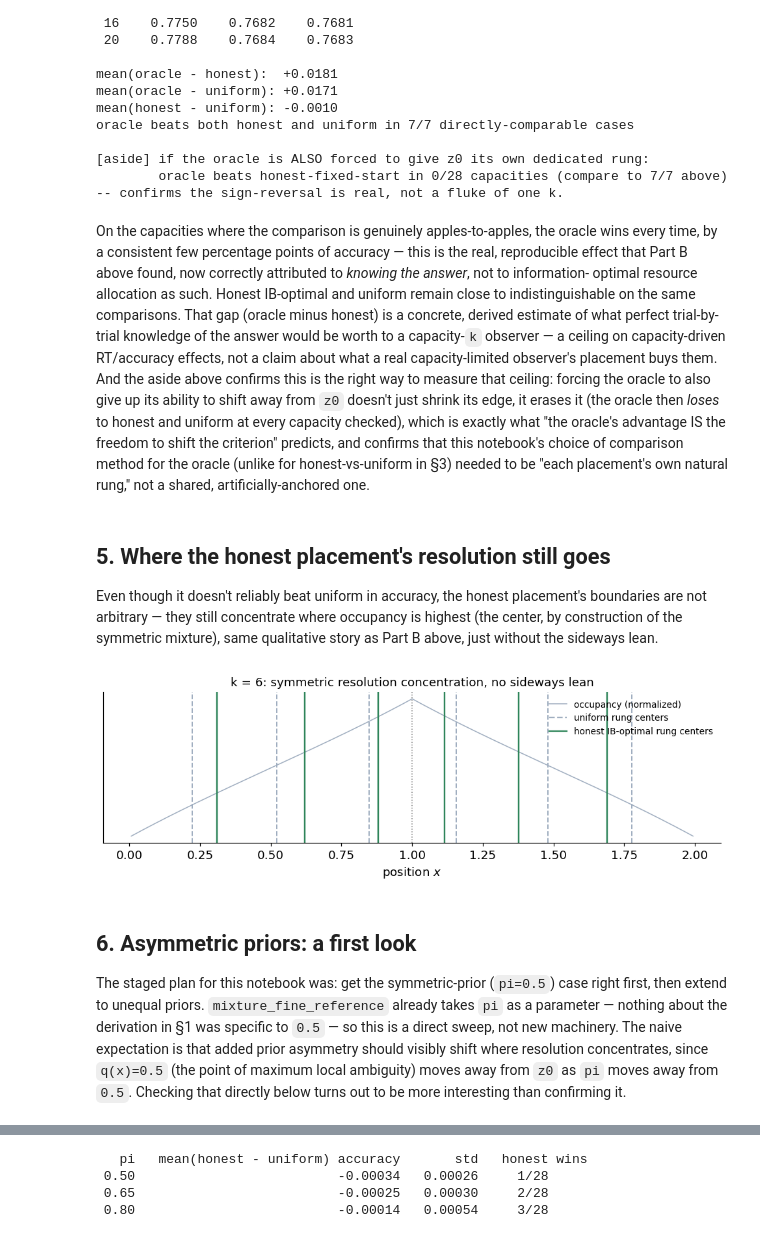
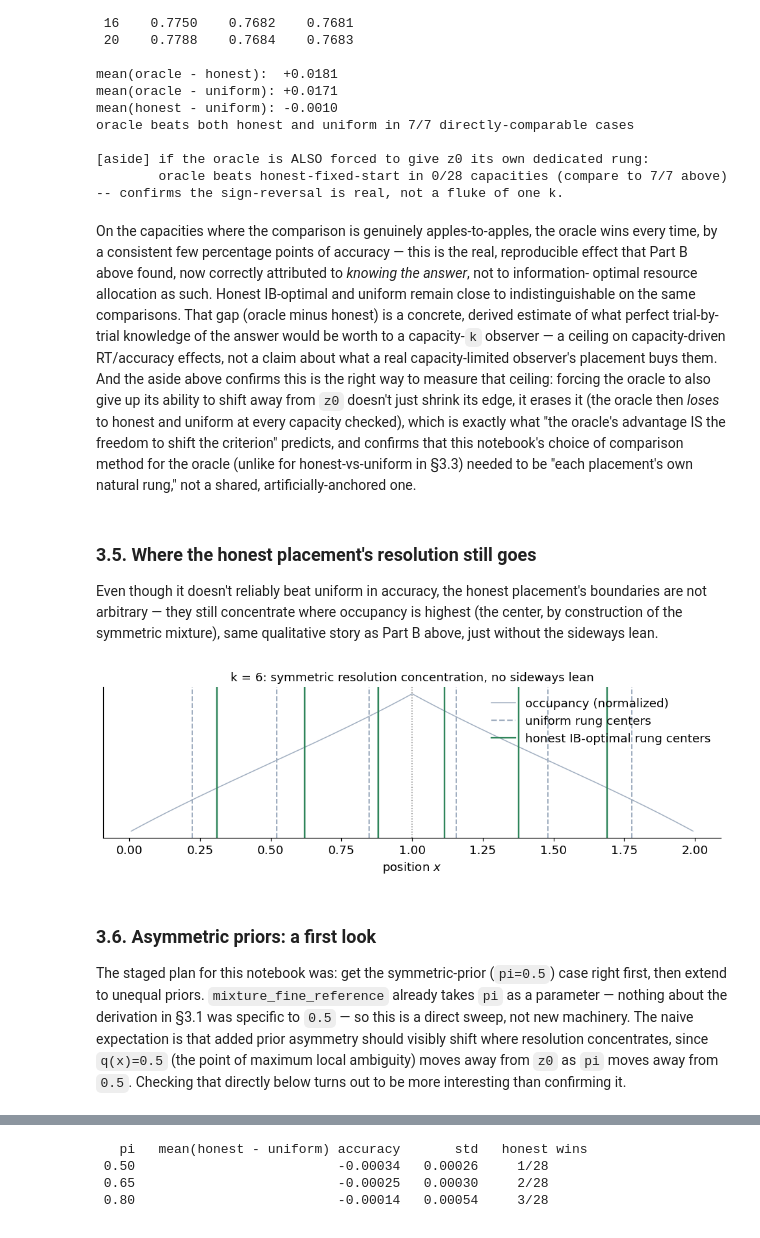
Before and after one commit to TheGoldLab/playpen_IB_DDM, a Jupyter notebook: notebooks/03_ddm.ipynb, the cells around one changed output, grey strips where cells are left out. Drawn from its saved outputs; the diff is of its cells as text; code cells hidden in the pictures.

```diff
--- a/notebooks/03_ddm.ipynb
+++ b/notebooks/03_ddm.ipynb
@@ -1120,11 +1052,11 @@ edge, it erases it (the oracle then *loses* to honest and uniform at every
 capacity checked), which is exactly what "the oracle's advantage IS the
 freedom to shift the criterion" predicts, and confirms that this notebook's
 choice of comparison method for the oracle (unlike for honest-vs-uniform in
-§3) needed to be "each placement's own natural rung," not a shared,
+§3.3) needed to be "each placement's own natural rung," not a shared,
 artificially-anchored one.
 # %% [markdown]
 
-## 5. Where the honest placement's resolution still goes
+### 3.5. Where the honest placement's resolution still goes
 
 Even though it doesn't reliably beat uniform in accuracy, the honest
 placement's boundaries are not arbitrary — they still concentrate where
@@ -1134,30 +1066,30 @@ sideways lean.
 # %%
 
 r6 = ib_optimal_chain_unknown_drift(k0, 6, v0, s, a, z_frac, pi=0.5)
 
 fig, ax = plt.subplots(figsize=(9, 3.2))
 ax.plot(fr["x"], fr["w"] / fr["w"].max(), color="#a0aec0", lw=1, label="occupancy (normalized)")
 for xb in r6["x_nodes_unif"][1:-1]:
     ax.axvline(xb, color="#a0aec0", ls="--", lw=1.3)
 for xb in r6["x_nodes_opt"][1:-1]:
     ax.axvline(xb, color="#2f855a", ls="-", lw=1.6)
 ax.axvline(fr["z0_pos"], color="gray", ls=":", lw=1)
 ax.plot([], [], color="#a0aec0", ls="--", label="uniform rung centers")
 ax.plot([], [], color="#2f855a", ls="-", label="honest IB-optimal rung centers")
 ax.set_xlabel("position $x$")
 ax.set_yticks([])
 ax.set_title("k = 6: symmetric resolution concentration, no sideways lean")
-ax.legend(frameon=False, fontsize=9, loc="upper right")
+ax.legend(frameon=False, fontsize=12, loc="upper right")
 fig.tight_layout()
 plt.show()
 # %% [output]
-[figure, old version]
+[figure, new version]
 # %% [markdown]
-## 6. Asymmetric priors: a first look
+### 3.6. Asymmetric priors: a first look
 
 The staged plan for this notebook was: get the symmetric-prior (`pi=0.5`)
 case right first, then extend to unequal priors. `mixture_fine_reference`
-already takes `pi` as a parameter — nothing about the derivation in §1 was
+already takes `pi` as a parameter — nothing about the derivation in §3.1 was
 specific to `0.5` — so this is a direct sweep, not new machinery. The
 naive expectation is that added prior asymmetry should visibly shift where
 resolution concentrates, since `q(x)=0.5` (the point of maximum local
```
Also changed, not shown: parts of 67 cells of this notebook, 5 other files.
